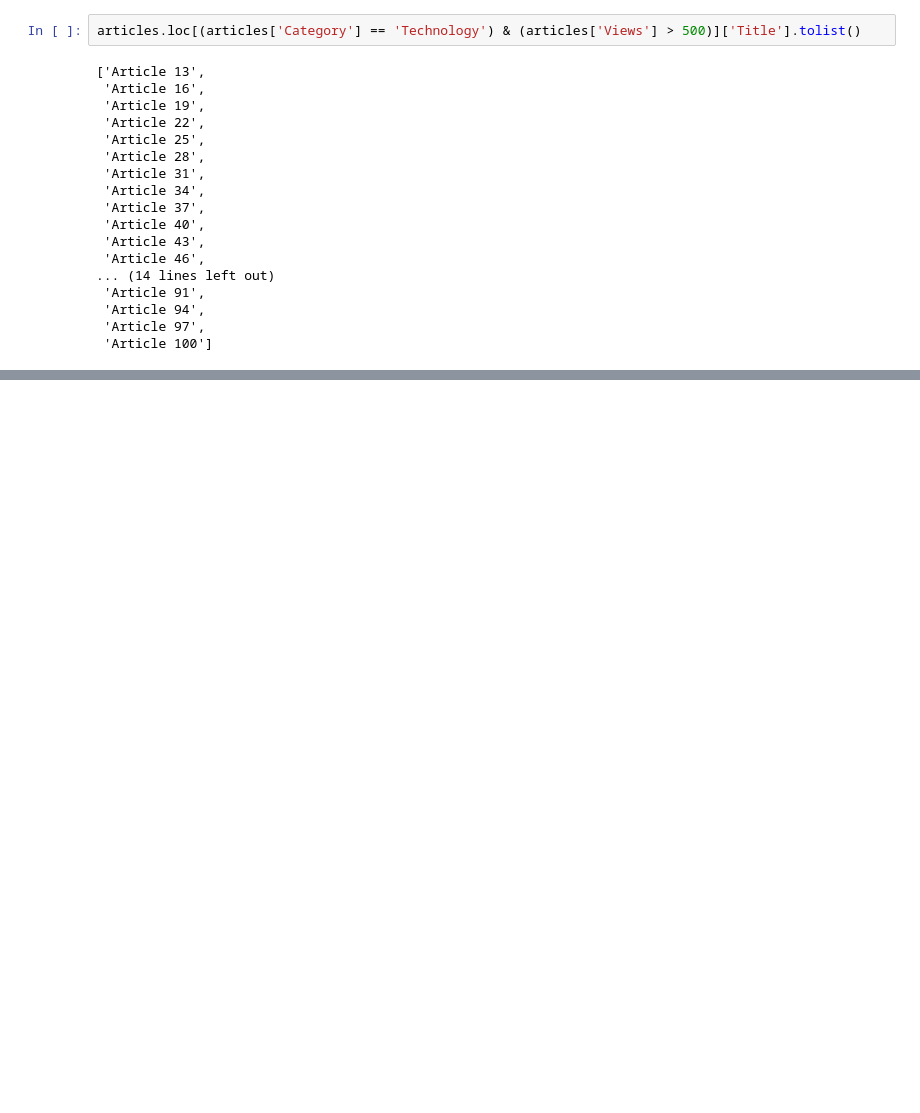
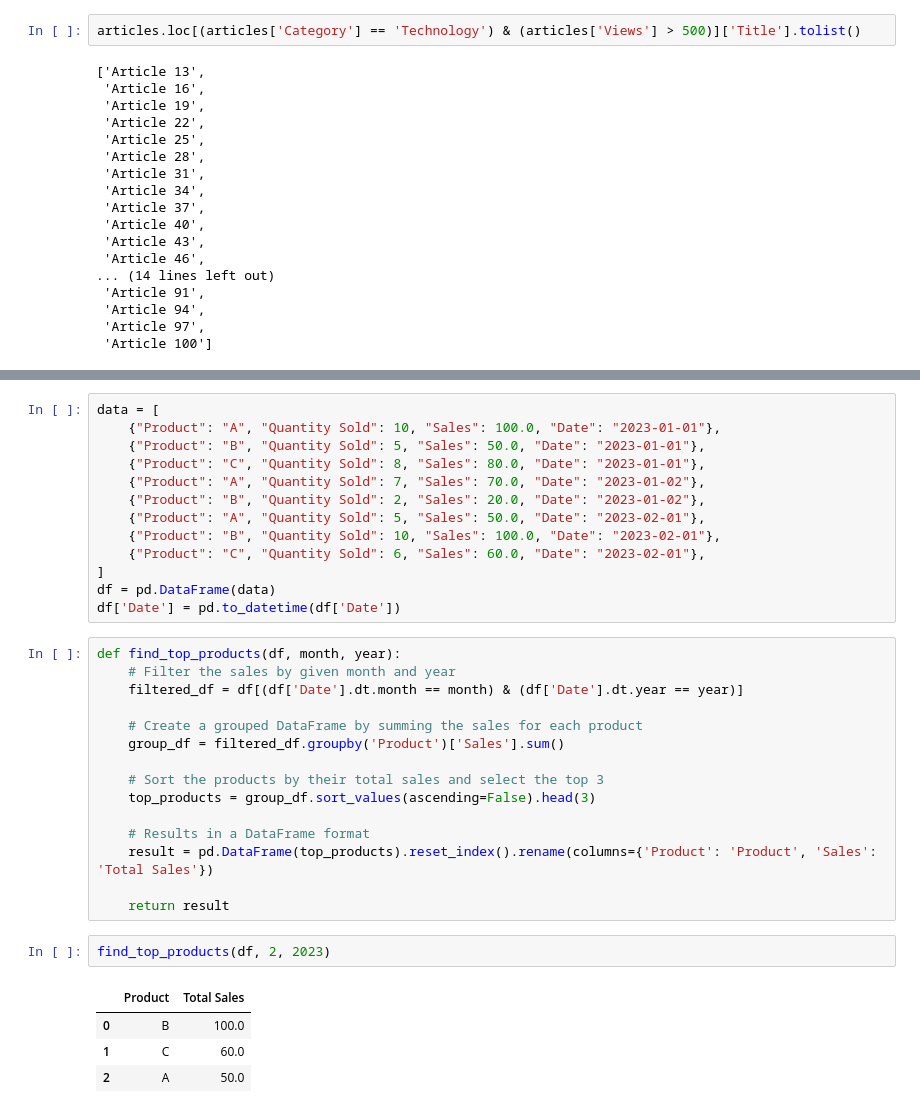
Before and after one commit to danmarino1/data_science_practice, a Jupyter notebook: python_generated_questions.ipynb, the cells around one changed output, grey strips where cells are left out. Cells and saved outputs as stored; diff of their text form; blank space fills up the shorter version.

```diff
--- a/python_generated_questions.ipynb
+++ b/python_generated_questions.ipynb
@@ -1025,0 +1064,35 @@ articles['Title'].str.capitalize().tolist()
+# %%
+data = [
+    {"Product": "A", "Quantity Sold": 10, "Sales": 100.0, "Date": "2023-01-01"},
+    {"Product": "B", "Quantity Sold": 5, "Sales": 50.0, "Date": "2023-01-01"},
+    {"Product": "C", "Quantity Sold": 8, "Sales": 80.0, "Date": "2023-01-01"},
+    {"Product": "A", "Quantity Sold": 7, "Sales": 70.0, "Date": "2023-01-02"},
+    {"Product": "B", "Quantity Sold": 2, "Sales": 20.0, "Date": "2023-01-02"},
+    {"Product": "A", "Quantity Sold": 5, "Sales": 50.0, "Date": "2023-02-01"},
+    {"Product": "B", "Quantity Sold": 10, "Sales": 100.0, "Date": "2023-02-01"},
+    {"Product": "C", "Quantity Sold": 6, "Sales": 60.0, "Date": "2023-02-01"},
+]
+df = pd.DataFrame(data)
+df['Date'] = pd.to_datetime(df['Date'])
+# %%
+def find_top_products(df, month, year):
+    # Filter the sales by given month and year
+    filtered_df = df[(df['Date'].dt.month == month) & (df['Date'].dt.year == year)]
+
+    # Create a grouped DataFrame by summing the sales for each product
+    group_df = filtered_df.groupby('Product')['Sales'].sum()
+
+    # Sort the products by their total sales and select the top 3
+    top_products = group_df.sort_values(ascending=False).head(3)
+
+    # Results in a DataFrame format
+    result = pd.DataFrame(top_products).reset_index().rename(columns={'Product': 'Product', 'Sales': 'Total Sales'})
+
+    return result
+# %%
+find_top_products(df, 2, 2023)
+# %% [output]
+|  | Product | Total Sales |
+| 0 | B | 100.0 |
+| 1 | C | 60.0 |
+| 2 | A | 50.0 |
```
Also changed, not shown: parts of 5 cells of this notebook.
